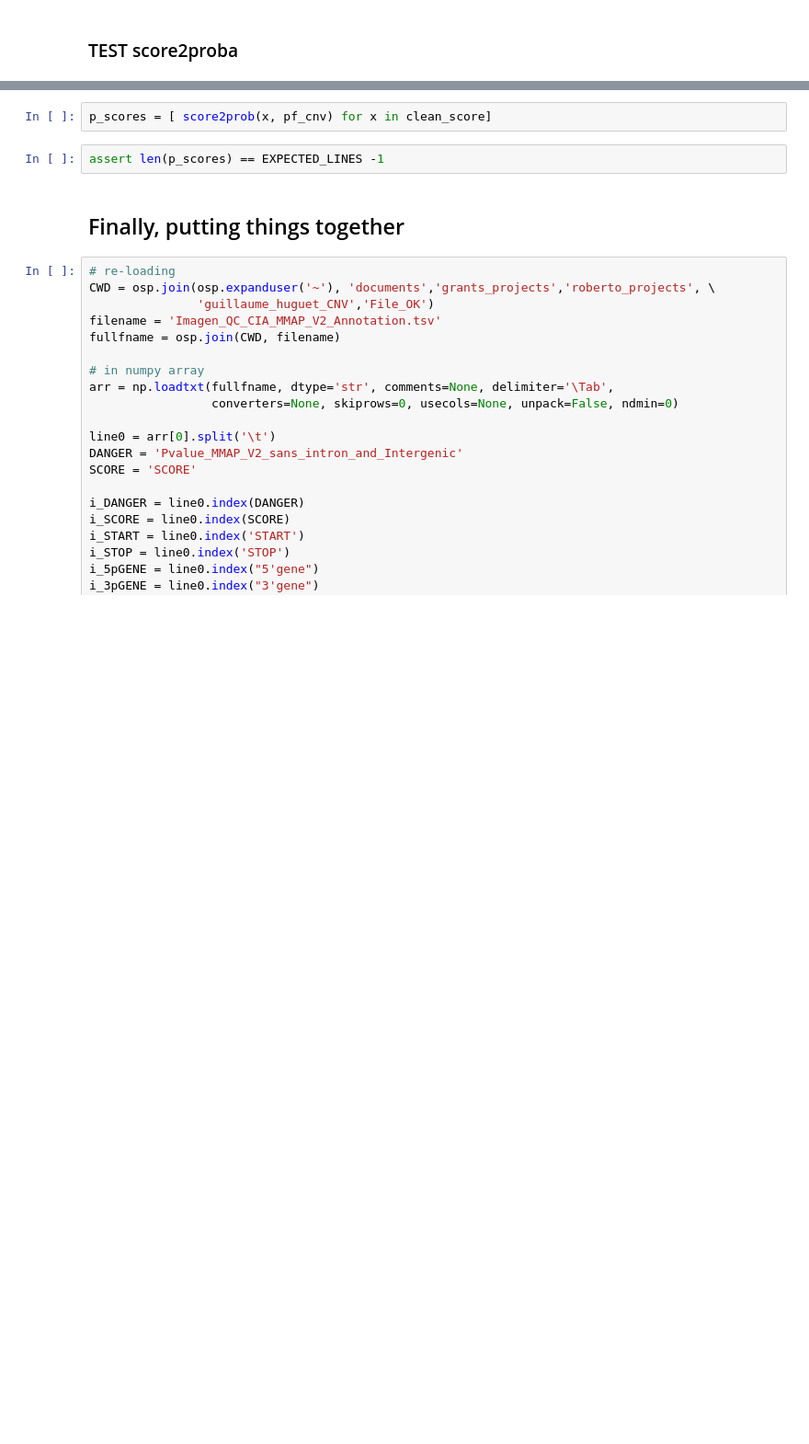
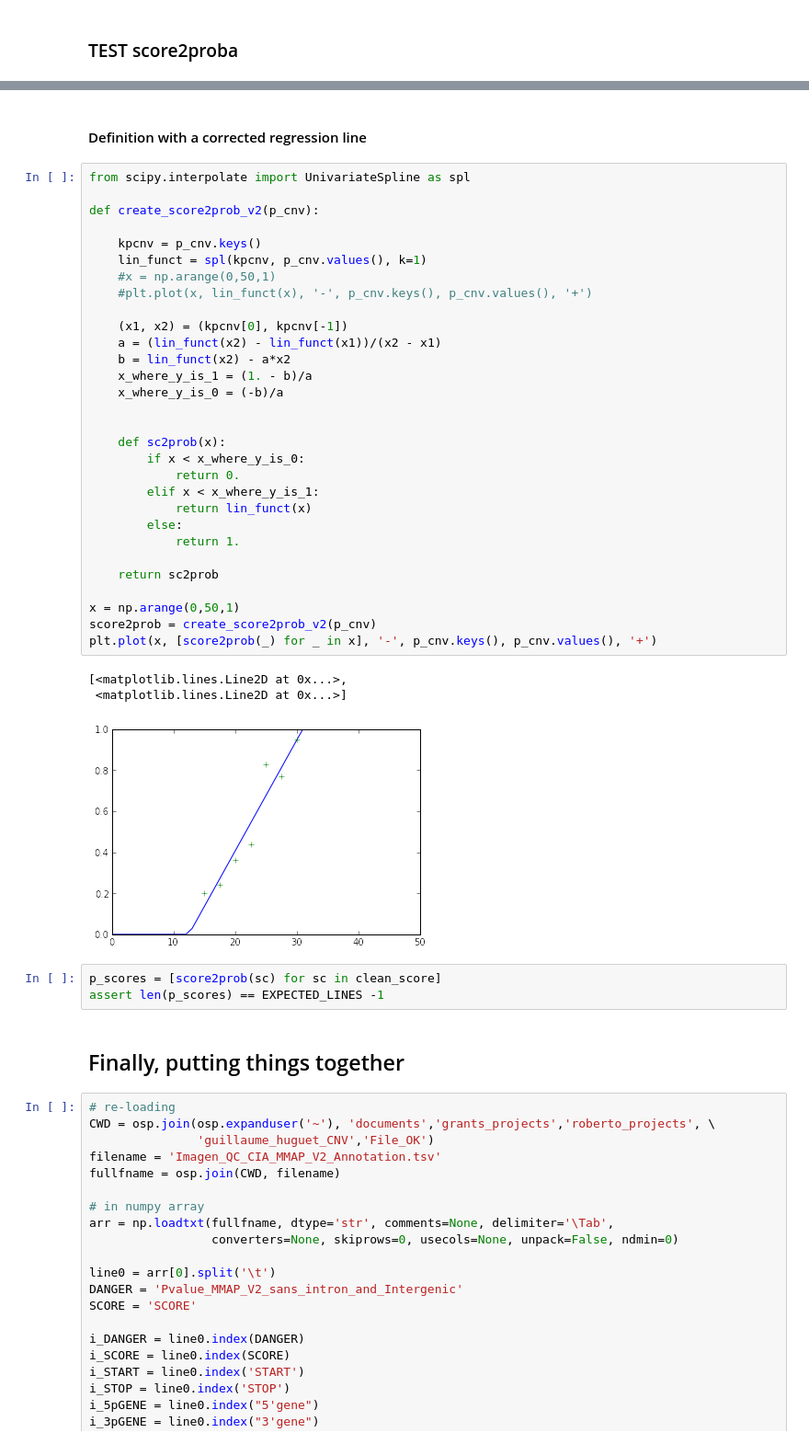
Before and after one commit to jbpoline/cnv_analysis, a Jupyter notebook: CNV_guillaume_huguet.ipynb, the cells around one changed output, grey strips where cells are left out. Shown at 92% size. Drawn from its saved outputs; the diff is of its cells as text; blank space fills up the shorter version.

Commit message:
some cleaning, still rough

```diff
--- a/CNV_guillaume_huguet.ipynb
+++ b/CNV_guillaume_huguet.ipynb
@@ -400,7 +370,42 @@ plt.plot(x_scores, y)
+# %% [markdown]
+#### Definition with a corrected regression line
+# %%
+from scipy.interpolate import UnivariateSpline as spl
+
+def create_score2prob_v2(p_cnv):
+
+    kpcnv = p_cnv.keys()
+    lin_funct = spl(kpcnv, p_cnv.values(), k=1)
+    #x = np.arange(0,50,1)
+    #plt.plot(x, lin_funct(x), '-', p_cnv.keys(), p_cnv.values(), '+')
+
+    (x1, x2) = (kpcnv[0], kpcnv[-1])
+    a = (lin_funct(x2) - lin_funct(x1))/(x2 - x1)
+    b = lin_funct(x2) - a*x2
+    x_where_y_is_1 = (1. - b)/a
+    x_where_y_is_0 = (-b)/a
+
+
+    def sc2prob(x):
+        if x < x_where_y_is_0:
+            return 0.
+        elif x < x_where_y_is_1:
+            return lin_funct(x)
+        else:
+            return 1.
+
+    return sc2prob
+
+x = np.arange(0,50,1)
+score2prob = create_score2prob_v2(p_cnv)
+plt.plot(x, [score2prob(_) for _ in x], '-', p_cnv.keys(), p_cnv.values(), '+')
+# %% [output]
+[<matplotlib.lines.Line2D at 0x...>,
+ <matplotlib.lines.Line2D at 0x...>]
+[figure, added]
 # %%
-p_scores = [ score2prob(x, pf_cnv) for x in clean_score]
+p_scores = [score2prob(sc) for sc in clean_score]
+assert len(p_scores) == EXPECTED_LINES -1
-# %%
-assert len(p_scores) == EXPECTED_LINES -1
 # %% [markdown]
 ## Finally, putting things together
 # %%
```
Also changed, not shown: parts of 31 cells of this notebook.
